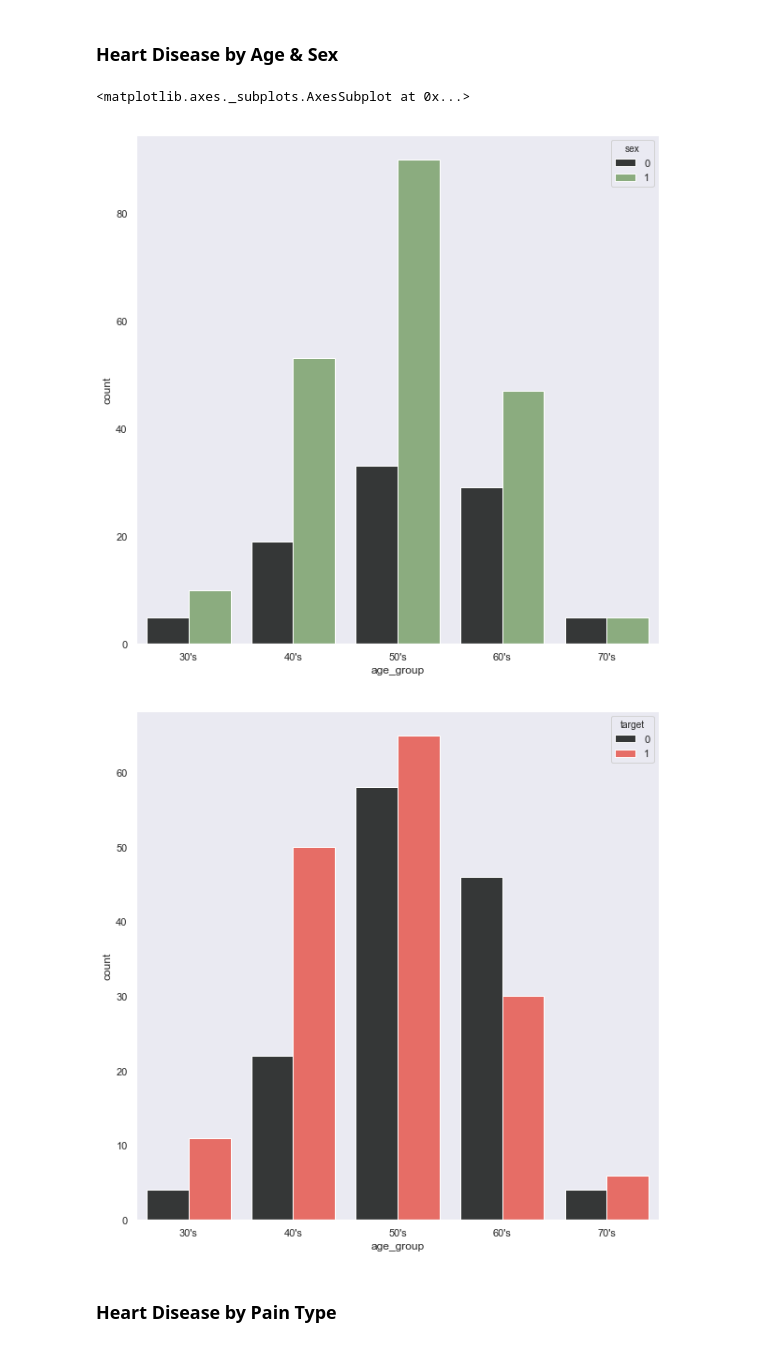
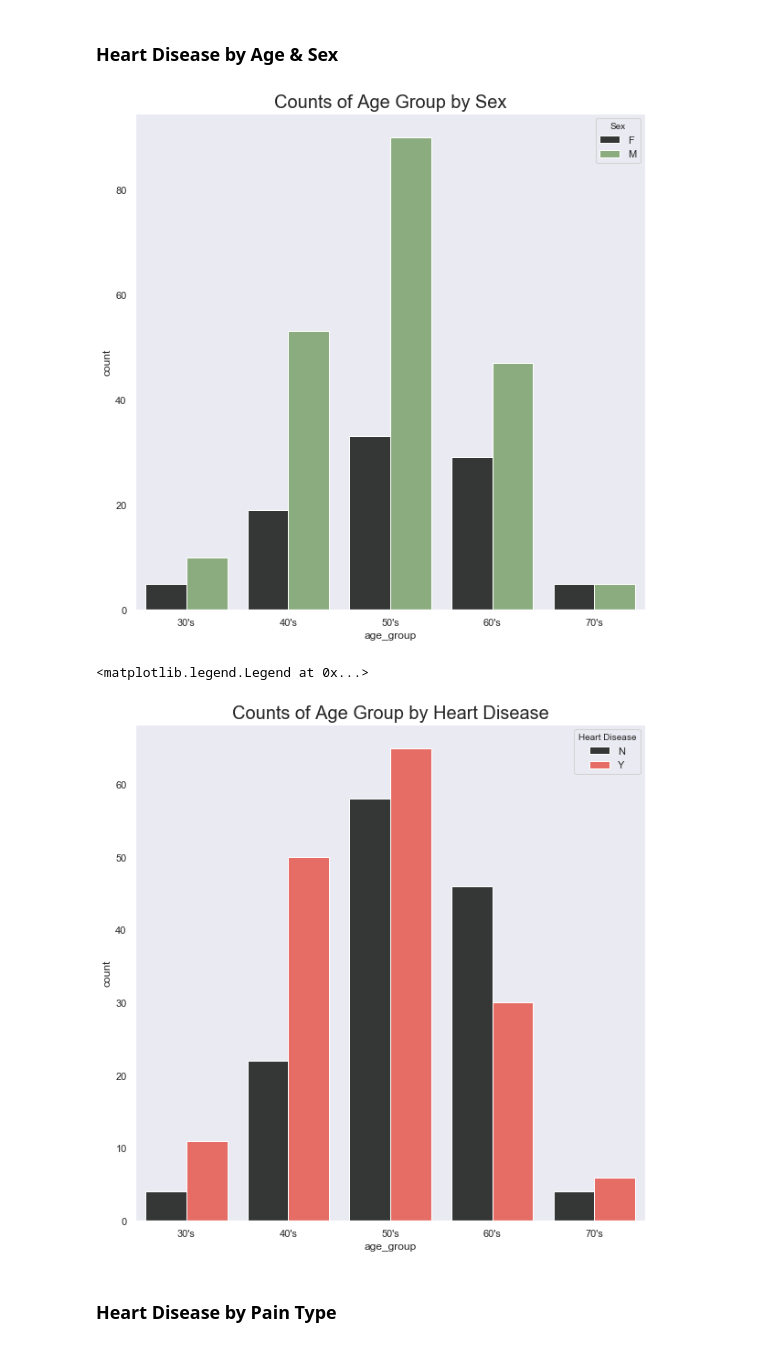
Before and after one commit to ljsauer/LaunchCode, a Jupyter notebook: Final Project - EDA/Heart_Disease_EDA.ipynb, the cells around one changed output. Saved outputs shown, nothing was run; the diff lists cells and outputs as text; code cells hidden in the pictures.

```diff
--- a/Final Project - EDA/Heart_Disease_EDA.ipynb
+++ b/Final Project - EDA/Heart_Disease_EDA.ipynb
@@ -178,17 +178,25 @@ data['age_group'] = data['age'].apply(lambda value: '30\'s' if value <=39
 data['age_group'] = pd.Categorical(data['age_group'], categories=['30\'s', '40\'s', '50\'s', '60\'s', '70\'s'])
 # %%
 # Distribution of ages by sex
+
+a = sns.countplot(x='age_group', hue='sex', palette=sns.color_palette(alt_custom), data=data)
+
 plt.rcParams['figure.figsize'] = (10, 10)
-sns.countplot(x='age_group', hue='sex', palette=sns.color_palette(alt_custom), data=data)
+plt.title('Counts of Age Group by Sex', size=20)
+a.legend('F'+'M', title='Sex')
 # %% [output]
-<matplotlib.axes._subplots.AxesSubplot at 0x...>
-[figure, old version]
+[figure, new version]
 # %%
 # Distribution of ages by presence of heart disease
 plt.rcParams['figure.figsize'] = (10, 10)
-p = sns.countplot(x='age_group', hue='target', palette=sns.color_palette(coolwarm), data=data)
+a = sns.countplot(x='age_group', hue='target', palette=sns.color_palette(coolwarm), data=data)
+
+plt.rcParams['figure.figsize'] = (10, 10)
+plt.title('Counts of Age Group by Heart Disease', size=20)
+a.legend('N'+'Y', title='Heart Disease')
 # %% [output]
+<matplotlib.legend.Legend at 0x...>
-[figure, old version]
+[figure, new version]
 # %% [markdown]
 ### Heart Disease by Pain Type
 # %%
```
Also changed, not shown: parts of 8 cells of this notebook.
